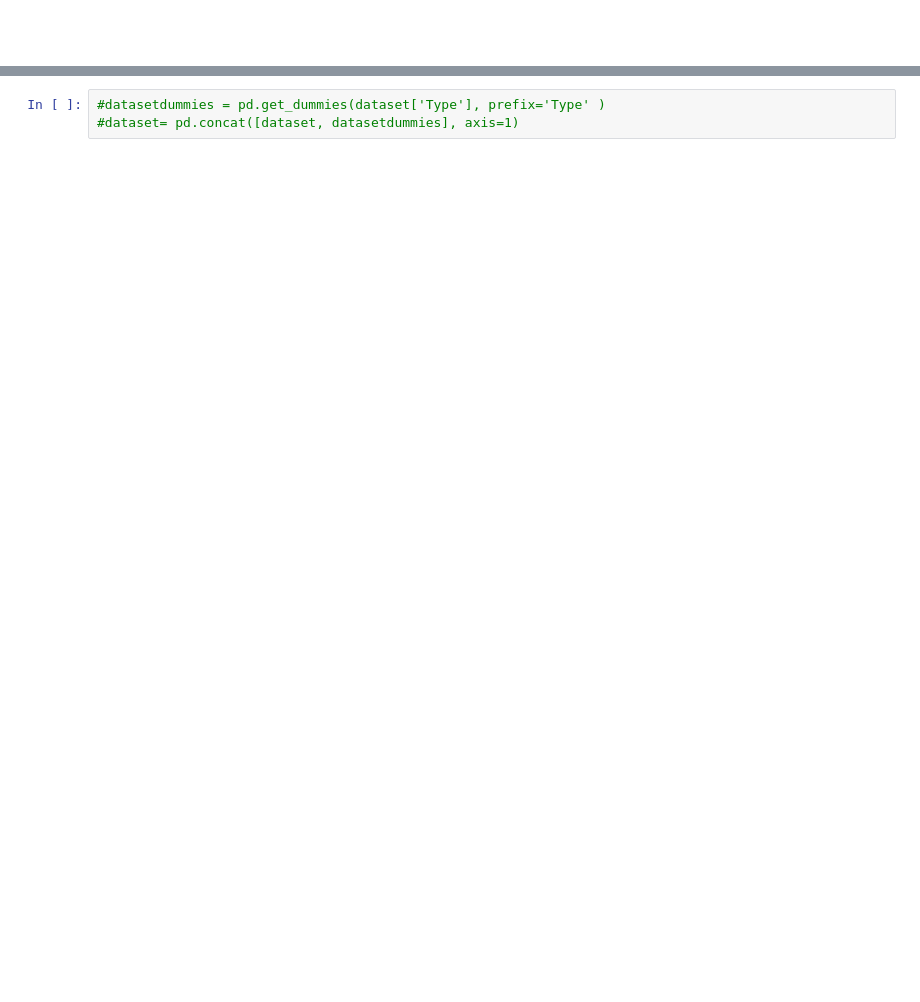
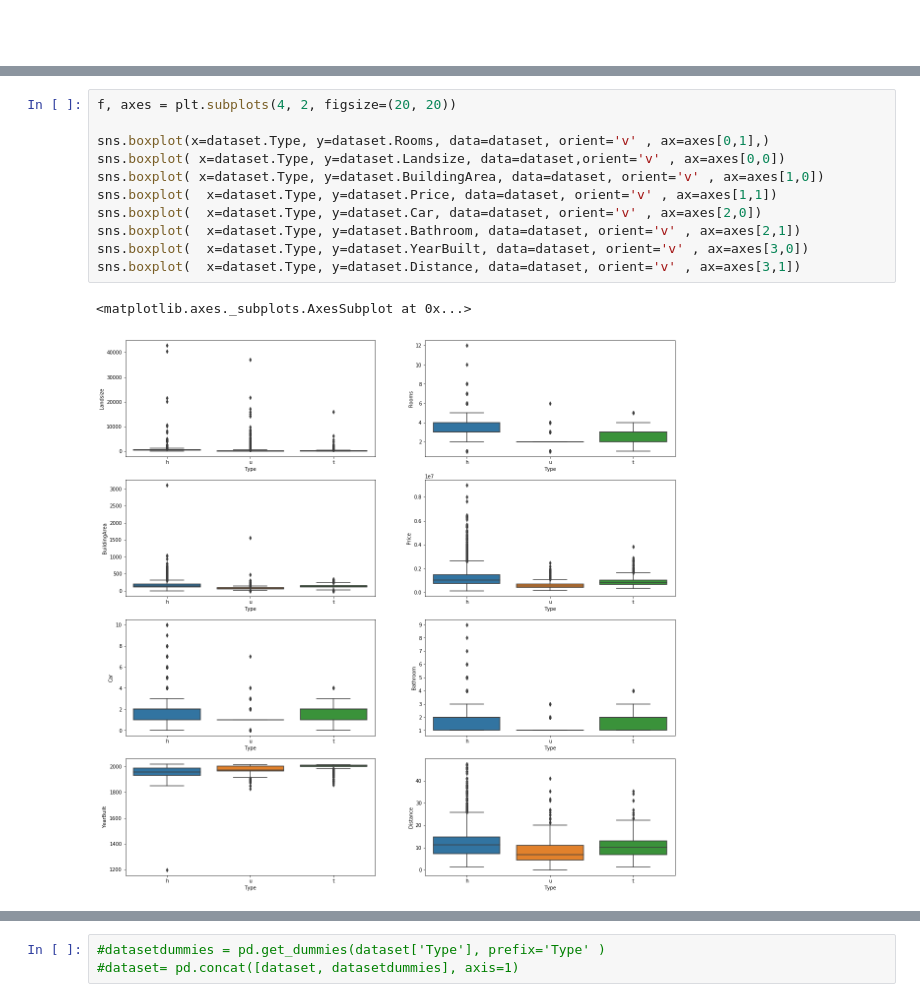
Before and after one commit to sudipsiwakoti/Assignment_2, a Jupyter notebook: Assignment2_working.ipynb, the cells around one changed output, grey strips where cells are left out. Cells and saved outputs as stored; diff of their text form; blank space fills up the shorter version.

```diff
--- a/Assignment2_working.ipynb
+++ b/Assignment2_working.ipynb
@@ -18,0 +95,14 @@ dataset= pd.read_csv(url)
+# %%
+f, axes = plt.subplots(4, 2, figsize=(20, 20))
+
+sns.boxplot(x=dataset.Type, y=dataset.Rooms, data=dataset, orient='v' , ax=axes[0,1],)
+sns.boxplot( x=dataset.Type, y=dataset.Landsize, data=dataset,orient='v' , ax=axes[0,0])
+sns.boxplot( x=dataset.Type, y=dataset.BuildingArea, data=dataset, orient='v' , ax=axes[1,0])
+sns.boxplot(  x=dataset.Type, y=dataset.Price, data=dataset, orient='v' , ax=axes[1,1])
+sns.boxplot(  x=dataset.Type, y=dataset.Car, data=dataset, orient='v' , ax=axes[2,0])
+sns.boxplot(  x=dataset.Type, y=dataset.Bathroom, data=dataset, orient='v' , ax=axes[2,1])
+sns.boxplot(  x=dataset.Type, y=dataset.YearBuilt, data=dataset, orient='v' , ax=axes[3,0])
+sns.boxplot(  x=dataset.Type, y=dataset.Distance, data=dataset, orient='v' , ax=axes[3,1])
+# %% [output]
+<matplotlib.axes._subplots.AxesSubplot at 0x...>
+[figure, added]
```
Also changed, not shown: parts of 63 cells of this notebook.
